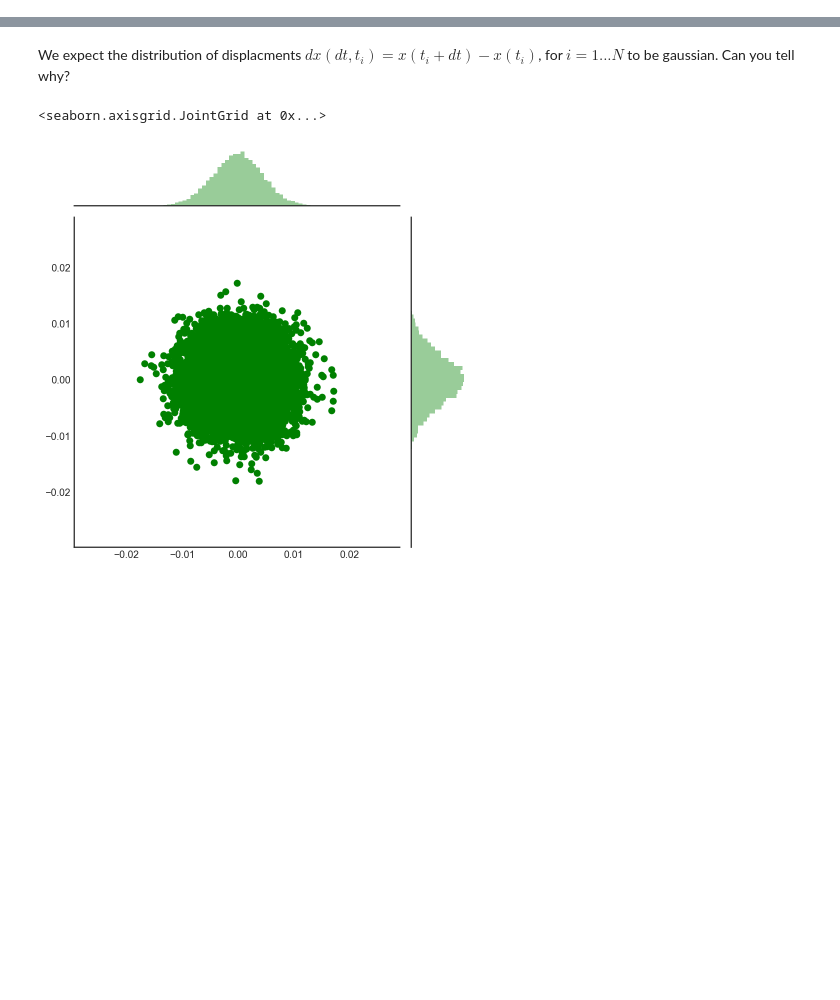
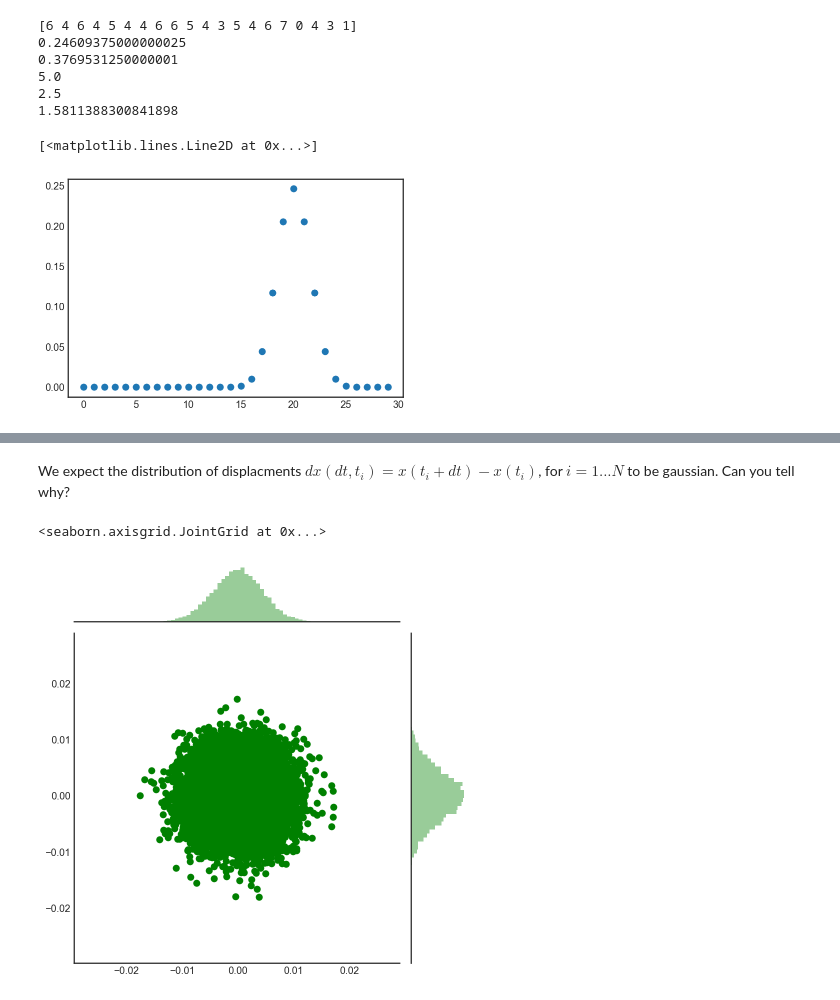
Before and after one commit to carlosal1015/Chem563, a Jupyter notebook: Chem563_randomVar.ipynb, the cells around one changed output, grey strips where cells are left out. Saved outputs shown, nothing was run; the diff lists cells and outputs as text; code cells hidden in the pictures; blank space fills up the shorter version.

```diff
--- a/Chem563_randomVar.ipynb
+++ b/Chem563_randomVar.ipynb
@@ -101,0 +288,23 @@ Wall time: 73.9 ms
+# %%
+s =  binom(10, 0.5) # Declare X to be a binomial random variable
+
+# Knowing probability distribution of X we can get all kinds of properties such as:
+print(s.rvs(20))          # 10 random samples form X
+print(s.pmf(5))           # P(X = 3)
+print(s.cdf(4))           # P(X <= 4)
+print(s.mean())           # E[X], mean
+print(s.var())            # Var(X), variance
+print(s.std())            # Std(X), standard deviation
+# %% [output]
+[6 4 6 4 5 4 4 6 6 5 4 3 5 4 6 7 0 4 3 1]
+0.24609375000000025
+0.3769531250000001
+5.0
+2.5
+1.5811388300841898
+# %%
+# plot PMF
+plt.plot(s.pmf(np.arange(-15,15,1)),'o')
+# %% [output]
+[<matplotlib.lines.Line2D at 0x...>]
+[figure, added]
```
Also changed, not shown: parts of 87 cells of this notebook.
